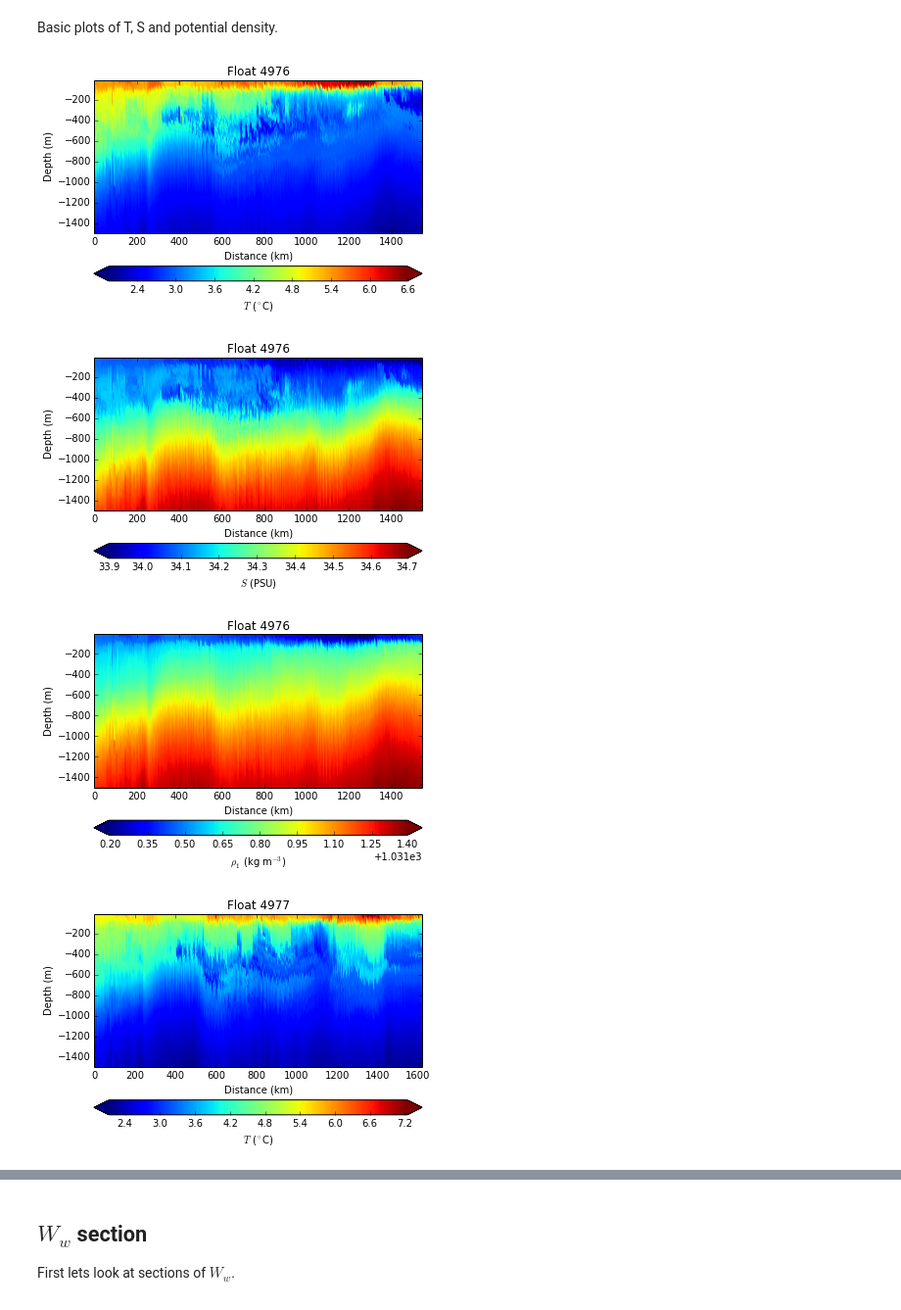
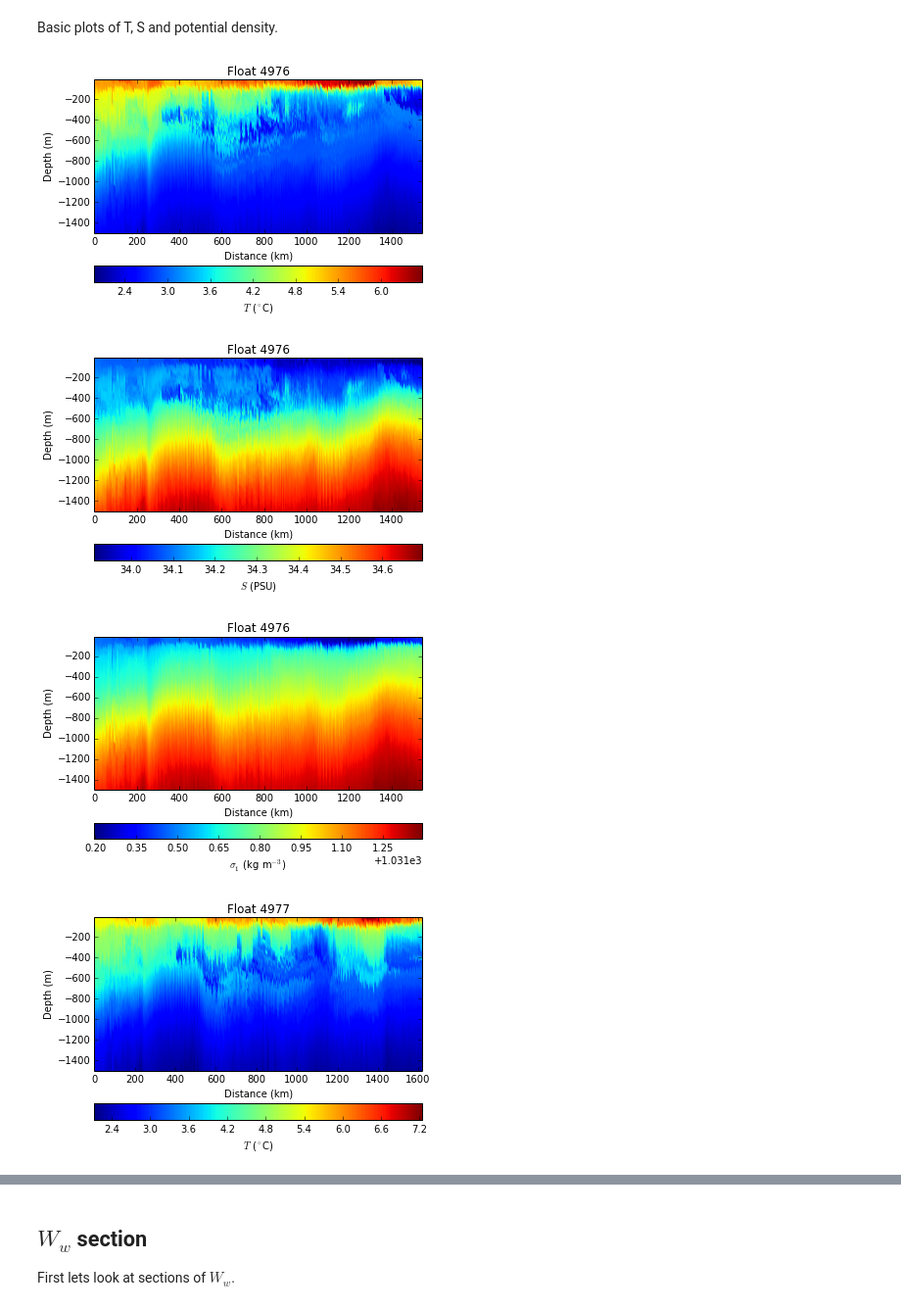
Before and after one commit to jessecusack/DIMES_lee_wave_analysis, a Jupyter notebook: python/Large_wave_analysis.ipynb, the cells around one changed output, grey strips where cells are left out. Shown at 98% size. Cells and saved outputs as stored; diff of their text form; code cells hidden in the pictures.

```diff
--- a/python/Large_wave_analysis.ipynb
+++ b/python/Large_wave_analysis.ipynb
@@ -28,31 +28,31 @@ Basic plots of T, S and potential density.
 # %%
 hpids = np.arange(1, 600)
 z_vals = np.arange(-1500., 0., 10.)
 
 vars = ['T', 'S', 'rho_1']
 texvars = ['$T$', '$S$', r'$\sigma_1$']
 units = [r'$^\circ$C', 'PSU', 'kg m$^{-3}$']
 
 for Float in [E76, E77]:
     for var, texvar, unit in zip(vars, texvars, units):
-        __, z, var = Float.get_interp_grid(hpids, z_vals, 'z', var)
+        __, z, C = Float.get_interp_grid(hpids, z_vals, 'z', var)
         z = z.flatten(order='F')
-        var = var.flatten(order='F')
+        C = C.flatten(order='F')
         __, __, d = Float.get_interp_grid(hpids, z_vals, 'z',
                                           'dist_ctd_data')
         d = d.flatten(order='F')
         plt.figure()
-        plt.scatter(d, z, c=var, edgecolor='none')
+        plt.scatter(d, z, c=C, edgecolor='none')
         plt.ylim(np.min(z), np.max(z))
         plt.xlim(np.min(d), np.max(d))
         plt.xlabel('Distance (km)')
         plt.ylabel('Depth (m)')
         title_str = ("Float {}").format(Float.floatID)
         plt.title(title_str)
-        cbar = plt.colorbar(orientation='horizontal', extend='both')
+        cbar = plt.colorbar(orientation='horizontal')
         cbar.set_label(texvar+' ('+unit+')')
 # %% [output]
-[figure, old version]
+[figure, new version]
-[figure, old version]
+[figure, new version]
-[figure, old version]
+[figure, new version]
-[figure, old version]
+[figure, new version]
```
Also changed, not shown: parts of 3 cells of this notebook.
